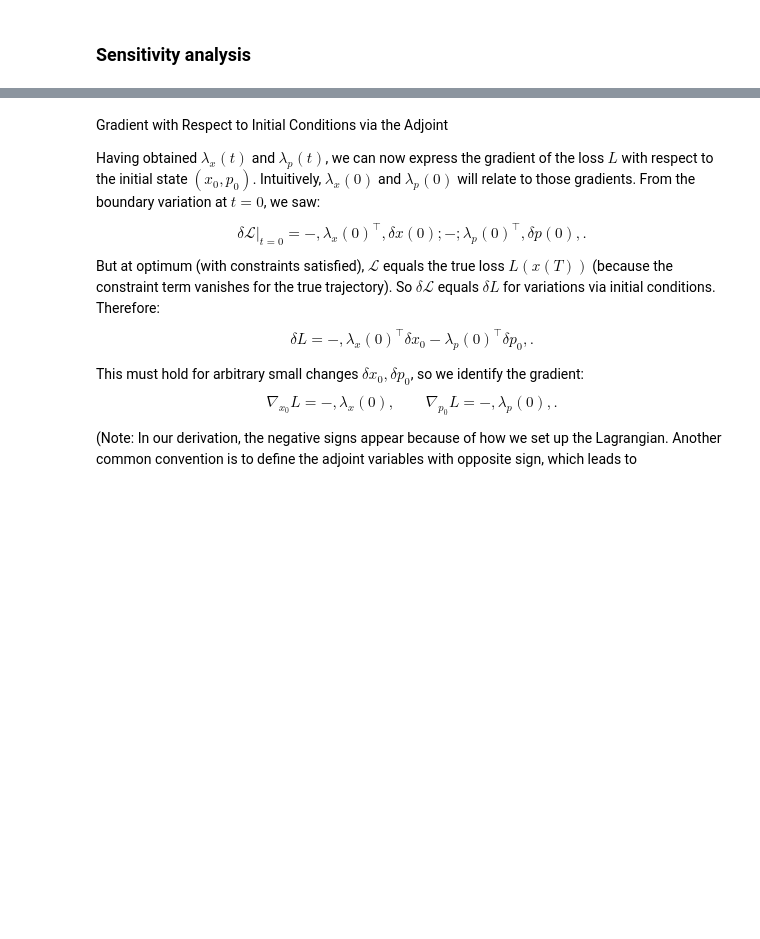
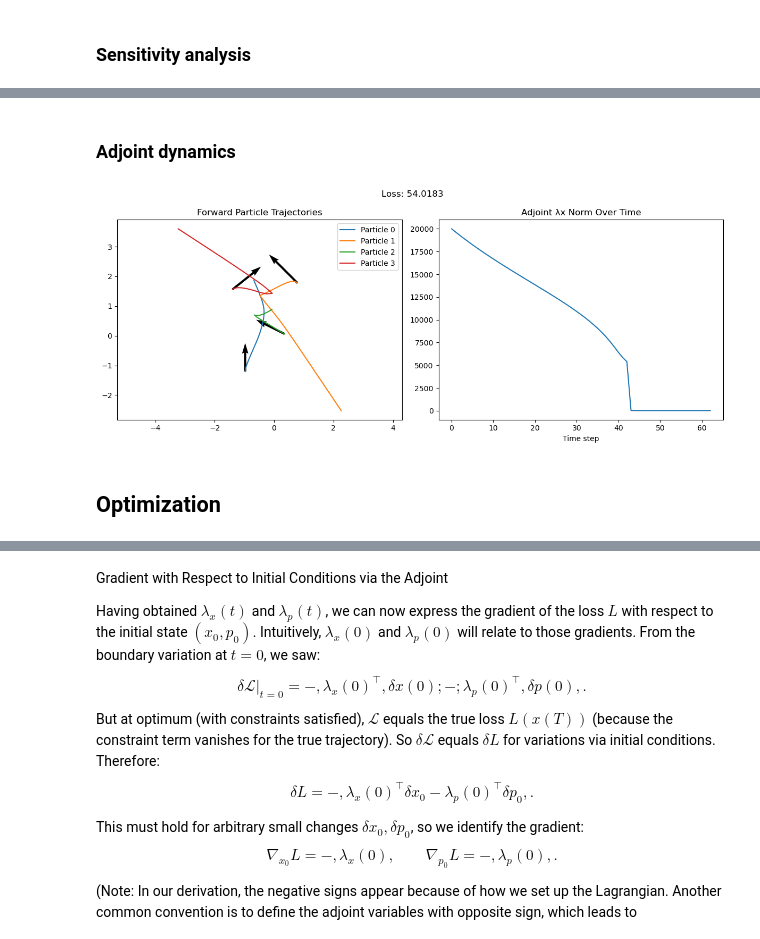
Before and after one commit to AZhou00/adjoint-demo, a Jupyter notebook: notebook/basics.ipynb, the cells around one changed output, grey strips where cells are left out. Saved outputs shown, nothing was run; the diff lists cells and outputs as text; code cells hidden in the pictures; blank space fills up the shorter version.

```diff
--- a/notebook/basics.ipynb
+++ b/notebook/basics.ipynb
@@ -345,0 +478,29 @@ plt.show()
+# %% [markdown]
+### Adjoint dynamics
+# %%
+key = jax.random.PRNGKey(2)
+x0_guess = x0 + jax.random.normal(key, (4, D)) * 0.02
+x0_guess = jnp.array(x0_guess)
+
+xs, ps, λxs, λps, loss = simulate(x0_guess, p0, x_obs=x_obs[-1])
+
+fig, axs = plt.subplots(1, 2, figsize=(12, 5))
+# Left: particle trajectories
+for i in range(N):
+    axs[0].plot(xs[:, i, 0], xs[:, i, 1], label=f"Particle {i}")
+axs[0].quiver(x0_guess[:,0], x0_guess[:,1], p0[:,0], p0[:,1], color='k', scale=2)
+axs[0].set_title("Forward Particle Trajectories")
+axs[0].axis("equal")
+axs[0].legend()
+
+# Right: λx norm over time
+axs[1].plot(jnp.linalg.norm(λxs, axis=(1,2)))
+axs[1].set_title("Adjoint λx Norm Over Time")
+axs[1].set_xlabel("Time step")
+plt.suptitle(f"Loss: {loss:.4f}")
+plt.tight_layout()
+plt.show()
+# %% [output]
+[figure, added]
+# %% [markdown]
+## Optimization
```
Also changed, not shown: parts of 14 cells of this notebook.
